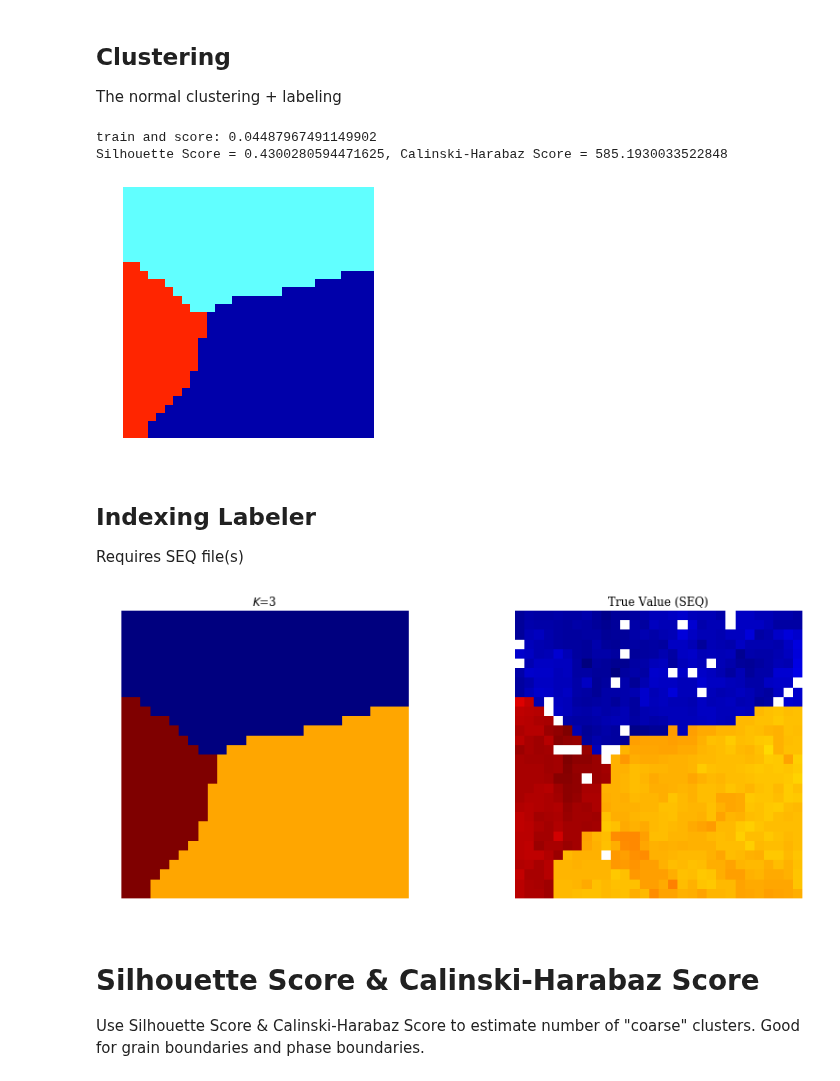
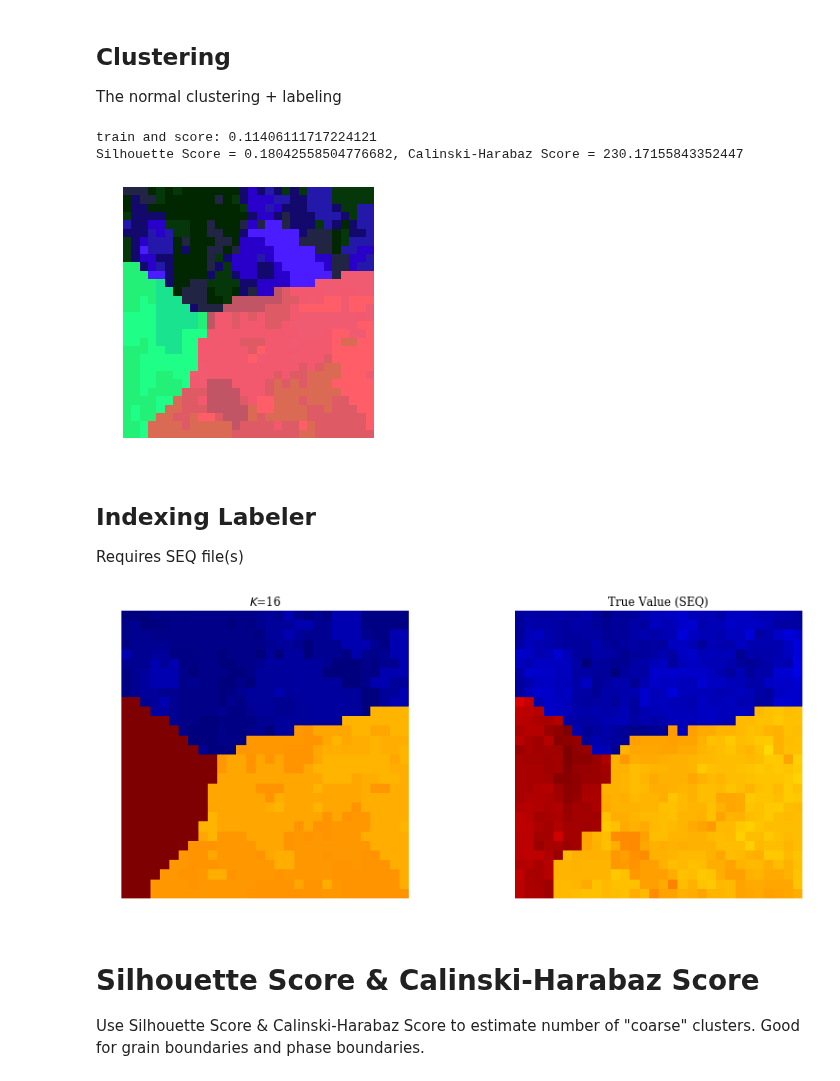
Before and after one commit to xmechanics/canon, a Jupyter notebook: scripts/ex_C5.ipynb, the cells around one changed output. Cells and saved outputs as stored; diff of their text form; code cells hidden in the pictures.

```diff
--- a/scripts/ex_C5.ipynb
+++ b/scripts/ex_C5.ipynb
@@ -167,39 +167,39 @@ ae_model = ae_models[dataset]
 samples = features[dataset]
 
 mPCA = None
-K = 3
+K = 16
 N = samples.shape[0]
 
 model = KMeansModel()
 if mPCA is not None and mPCA < samples.shape[1]:
     pca = PCA(n_components=mPCA)
     preprocessors = [pca]
 else:
     preprocessors=[]
 
 t0 = time.time()
 if N > 6400:
     print("To many feature vectors, pick 6400 samples to train clustering")
     training_set = samples[np.random.choice(np.arange(N), 6400)]
 else:
     training_set = samples
 model.train(training_set, n_clusters=K, preprocessors=preprocessors)
 scores = np.array(model.score(samples))
 print("train and score:", time.time() - t0)
 
 silhouette = model.compute_silhouette_score(samples)
 calinski = model.compute_calinski_harabaz_score(samples)
 print("Silhouette Score = {}, Calinski-Harabaz Score = {}".format(silhouette, calinski))
 
 fig, ax = plt.subplots(ncols=1, nrows=1)
 
 Z = model.color_by_pca(scores.reshape(img_shape), scaling='centroids')
 ax.imshow(Z[::-1, :, :], aspect=aspect_ratio)
 ax.axis('off')
 plt.tight_layout()
 # fig.savefig("img/C5_3.pdf", dpi=300)
 # %% [output]
-train and score: 0.04487967491149902
-Silhouette Score = 0.4300280594471625, Calinski-Harabaz Score = 585.1930033522848
+train and score: 0.11406111717224121
+Silhouette Score = 0.18042558504776682, Calinski-Harabaz Score = 230.17155843352447
-[figure, old version]
+[figure, new version]
 # %%
@@ -212,7 +212,7 @@ Requires SEQ file(s)
 Z = read_seq(seqs[0])
 vmax, vmin = Z.max(), Z.min()
 seqfiles = [os.path.join("seq", seq+".SEQ") for seq in seqs]
-labler = SeqLabeler(seqfiles, nidx_thres=10)
+labler = SeqLabeler(seqfiles, nidx_thres=6)
 Z_seq = labler.Z_map()
 mask = np.where(np.isfinite(Z_seq))
 vmin, vmax = Z_seq[mask].min(), Z_seq[mask].max()
@@ -227,5 +227,5 @@ ax[1].axis('off')
 ax[1].set_title(r'True Value (SEQ)', fontsize=12)
 plt.tight_layout()
 # %% [output]
-[figure, old version]
+[figure, new version]
 # %%
```
Also changed, not shown: parts of 4 cells of this notebook, 37 other files.
